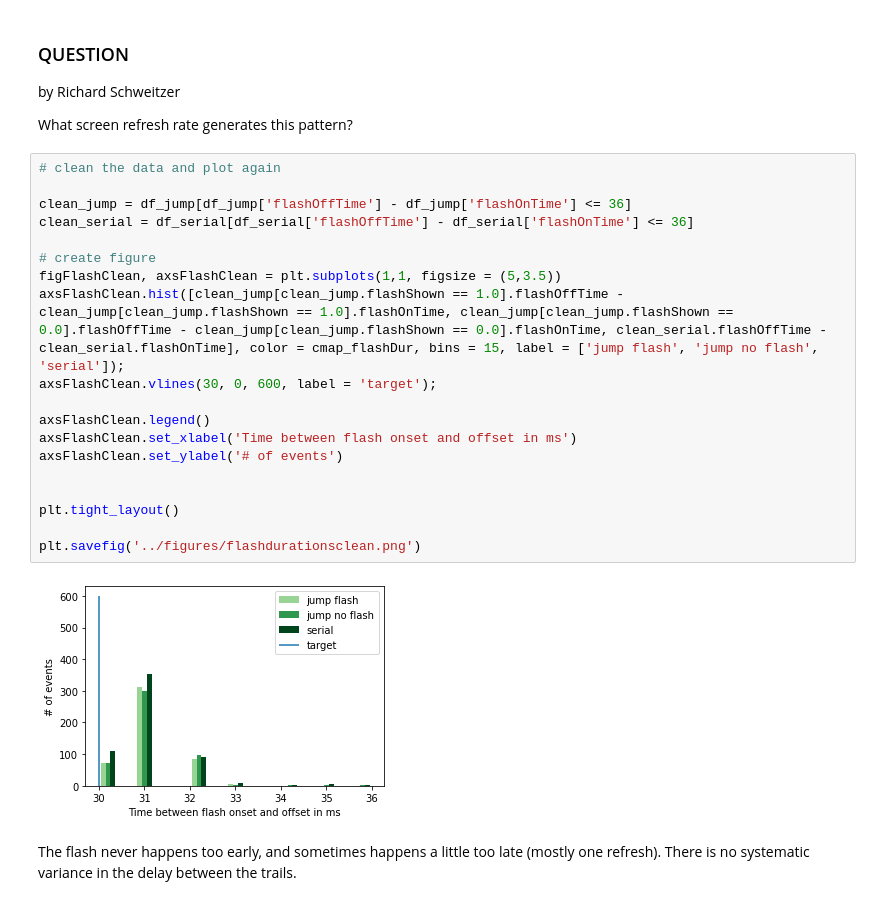
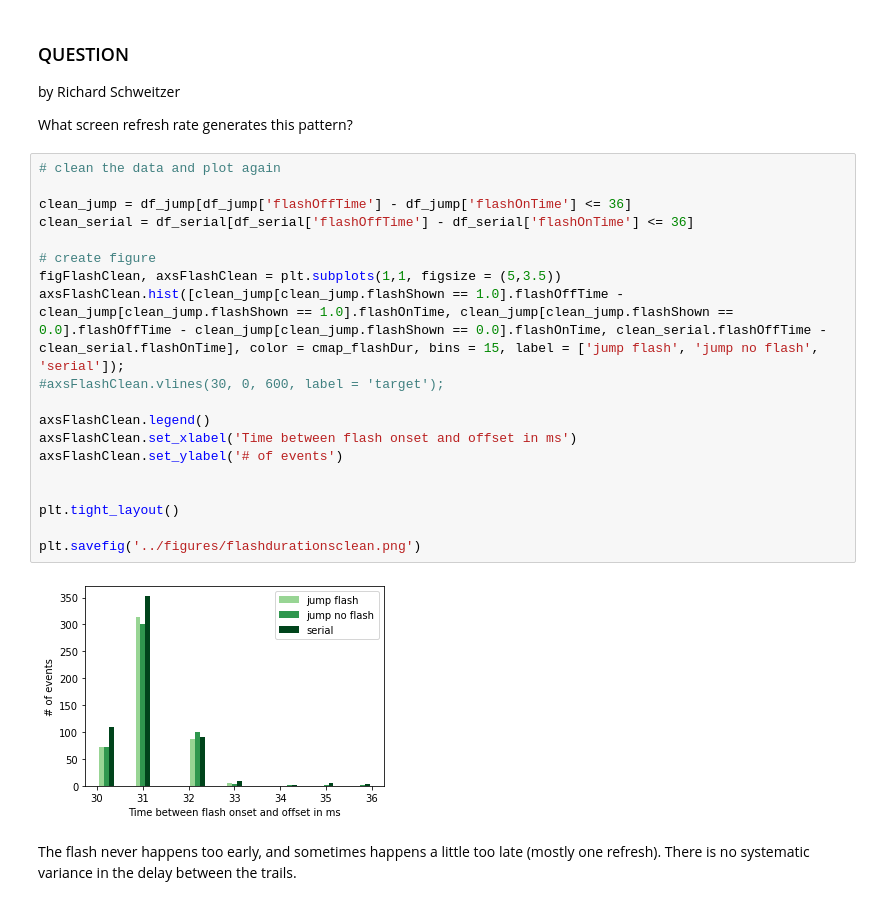
Before and after one commit to ClaraKuper/ManualInhibitionOnline, a Jupyter notebook: analysis/Colloquium23_06_2021.ipynb, the cells around one changed output. Drawn from its saved outputs; the diff is of its cells as text.

```diff
--- a/analysis/Colloquium23_06_2021.ipynb
+++ b/analysis/Colloquium23_06_2021.ipynb
@@ -418,24 +432,24 @@ What screen refresh rate generates this pattern?
 # %%
 # clean the data and plot again
 
 clean_jump = df_jump[df_jump['flashOffTime'] - df_jump['flashOnTime'] <= 36]
 clean_serial = df_serial[df_serial['flashOffTime'] - df_serial['flashOnTime'] <= 36]
 
 # create figure
 figFlashClean, axsFlashClean = plt.subplots(1,1, figsize = (5,3.5))
 axsFlashClean.hist([clean_jump[clean_jump.flashShown == 1.0].flashOffTime - clean_jump[clean_jump.flashShown == 1.0].flashOnTime, clean_jump[clean_jump.flashShown == 0.0].flashOffTime - clean_jump[clean_jump.flashShown == 0.0].flashOnTime, clean_serial.flashOffTime - clean_serial.flashOnTime], color = cmap_flashDur, bins = 15, label = ['jump flash', 'jump no flash', 'serial']);
-axsFlashClean.vlines(30, 0, 600, label = 'target');
+#axsFlashClean.vlines(30, 0, 600, label = 'target');
 
 axsFlashClean.legend()
 axsFlashClean.set_xlabel('Time between flash onset and offset in ms')
 axsFlashClean.set_ylabel('# of events')
 
 
 plt.tight_layout()
 
 plt.savefig('../figures/flashdurationsclean.png')
 # %% [output]
-[figure, old version]
+[figure, new version]
 # %% [markdown]
 The flash never happens too early, and sometimes happens a little too late (mostly one refresh).
 There is no systematic variance in the delay between the trails.
```
Also changed, not shown: parts of 4 cells of this notebook, 13 other files.
